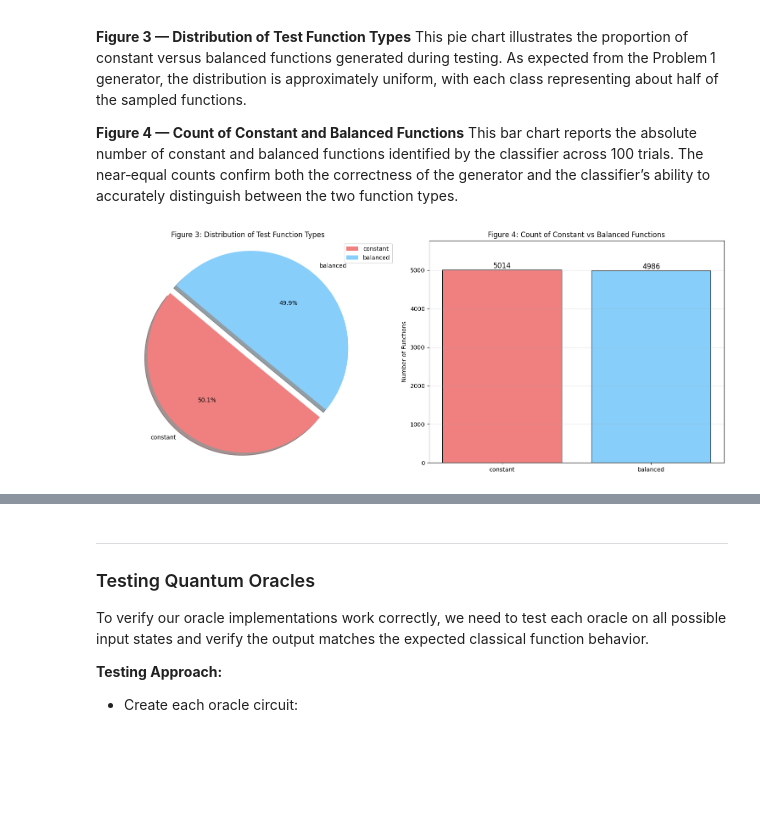
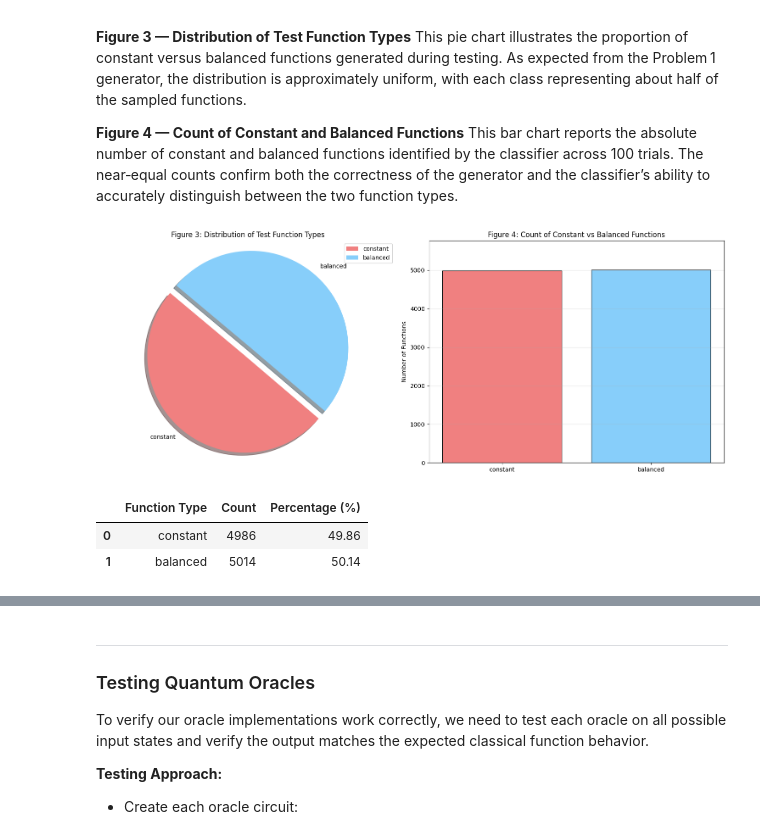
Before and after one commit to tomaspettit2506/ET-G00419414, a Jupyter notebook: problems.ipynb, the cells around one changed output, grey strips where cells are left out. Cells and saved outputs as stored; diff of their text form; code cells hidden in the pictures; blank space fills up the shorter version.

```diff
--- a/problems.ipynb
+++ b/problems.ipynb
@@ -243,10 +243,6 @@ categories = ['Constant (False)', 'Balanced', 'Constant (True)']
 counts = [counts_at_0, counts_at_8, counts_at_16]
 ax2.barh(categories, counts, color=['red', 'blue', 'green'], edgecolor='black', linewidth=0.95)
 ax2.set_xlim(0, num_functions)  # Set x-axis limit to total number of functions
-
-for i, count in enumerate(counts):
-				ax2.text(count + 0.6, i, str(count), va='center', ha='left', fontdict={'size': 15})  # Add count labels to bars
-
 ax2.set_xlabel('Number of Functions')
 ax2.set_title('Figure 2: Distribution of Generated Functions')
 ax2.grid(True, alpha=0.3, axis='x')
@@ -427,38 +424,47 @@ for _ in range(num_functions):
     # Generate random function
     test_func = random_constant_balanced()
 
     # Classify using our algorithm
     result = determine_constant_balanced(test_func)
     classifications[result] += 1
 
 # Create visualization
 fig, (ax1, ax2) = plt.subplots(1, 2, figsize=(15, 6))
 
 # Figure 3: Create a pie chart to show the distribution of results
 labels = classifications.keys()
 sizes = classifications.values()
 colors = ['lightcoral', 'lightskyblue']
 myexplode = [0.1, 0]
-ax1.pie(sizes, labels=labels, explode=myexplode, colors=colors, autopct='%1.1f%%', shadow=True, startangle=140)
+
+ax1.pie(sizes, labels=labels, explode=myexplode, colors=colors, shadow=True, startangle=140)
 ax1.set_title('Figure 3: Distribution of Test Function Types')
-ax1.axis('equal')  # Equal aspect ratio ensures that pie chart is circula
+ax1.axis('equal')  # Equal aspect ratio ensures that pie chart is circular
 ax1.legend(loc='upper right')
 
 
 # Figure 4: Create a bar chart to show the count of constant vs balanced functions
 ax2.bar(classifications.keys(), classifications.values(), color=colors, edgecolor='black', linewidth=0.85)
 ax2.set_title('Figure 4: Count of Constant vs Balanced Functions')
 ax2.set_ylabel('Number of Functions')
 ax2.set_ylim(0, max(classifications.values()) * 1.15)
-for i, count in enumerate(classifications.values()):
-				ax2.text(i, count + 0.1, str(count), ha='center', va='bottom', fontdict={'size': 12})  # Add count labels on top of bars
 ax2.grid(True, alpha=0.3, axis='y')
 
 plt.tight_layout()
 plt.savefig('img/problem2_results.png')  # Save the figure as a PNG file
 plt.show()
 # %% [output]
-[figure, old version]
+[figure, new version]
+# %%
+# Create	a DataFrame to summarize the classifications
+classification_df = pd.DataFrame(list(classifications.items()), columns=['Function Type', 'Count'])
+classification_df['Percentage (%)'] = (classification_df['Count'] / num_functions) * 100
+classification_df.to_csv('data/classification_summary.csv', index=False)  # Save the classification	summary as a CSV file
+classification_df
+# %% [output]
+|  | Function Type | Count | Percentage (%) |
+| 0 | constant | 4986 | 49.86 |
+| 1 | balanced | 5014 | 50.14 |
 # %% [markdown]
 ---
 ### Problem 2: References
```
Also changed, not shown: parts of 10 cells of this notebook, 10 other files.
